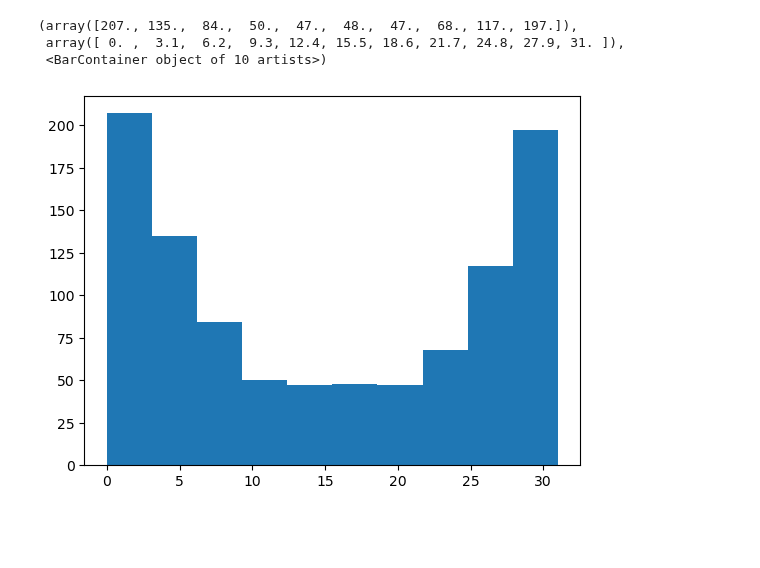
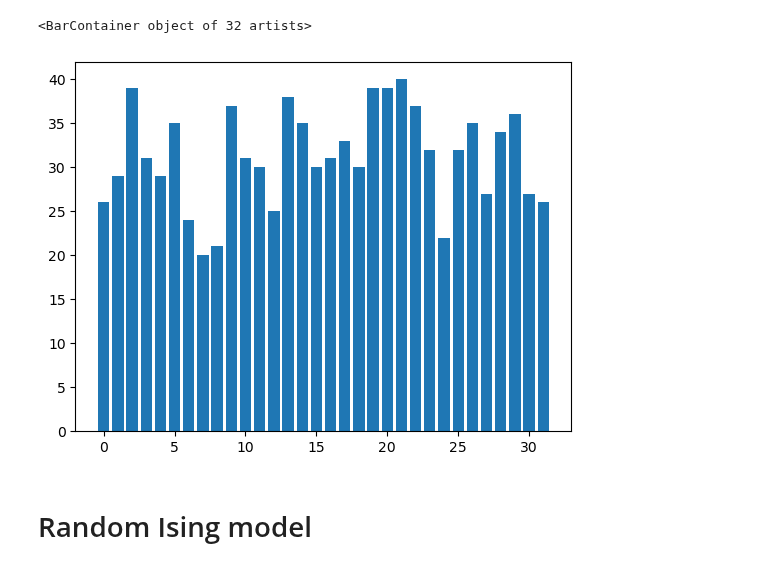
Before and after one commit to petr-ivashkov/quantum-mcmc, a Jupyter notebook: script.ipynb, the cells around one changed output. Cells and saved outputs as stored; diff of their text form; code cells hidden in the pictures; blank space fills up the shorter version.

```diff
--- a/script.ipynb
+++ b/script.ipynb
@@ -33,17 +37,33 @@ plt.plot(np.linspace(0,32), [E(s) for s in np.linspace(0,32)])
 # %%
 def propose_random():
+    '''Propose a random bitstring of length n.'''
     return random_bitstring(n)
 
-def accept(s,s_new):
-    A = min(1, np.exp(E(s)-E(s_new)/T))
+def accept(s,s_new,energy_func):
+    '''Determine acceptance based on Metropolis criterion.'''
+    A = min(1, np.exp((energy_func(s)-energy_func(s_new)) / T))
     if A >= np.random.uniform(0,1): return True
     else: return False
+# %%
+def samples_to_counts(samples, dtype='str'):
+    'Convert sample list to a dictionary of counts'
+    counts = {}
+    if dtype == 'str':
+        for sample in samples:
+            if sample in counts: counts[sample] += 1
+            else: counts[sample] = 1
+    if dtype == 'int':
+        for sample in samples:
+            if bin_to_int(sample) in counts: counts[bin_to_int(sample)] += 1
+            else: counts[bin_to_int(sample)] = 1
+    return counts
 # %%
 samples = []
-
 for i in range(1000):
     s = random_bitstring(n)
-    for iter in range(1):
+    for iter in range(100):
         s_new = propose_random()
-        if accept(s, s_new): s = s_new
+        if accept(s, s_new, energy_func = E): s = s_new
     samples.append(s)
+
+counts = samples_to_counts(samples, dtype='int')
@@ -52,7 +70,8 @@ integer_samples = [bin_to_int(s) for s in samples]
-# %%
-plt.hist(integer_samples)
-# %% [output]
-(array([207., 135.,  84.,  50.,  47.,  48.,  47.,  68., 117., 197.]),
- array([ 0. ,  3.1,  6.2,  9.3, 12.4, 15.5, 18.6, 21.7, 24.8, 27.9, 31. ]),
- <BarContainer object of 10 artists>)
-[figure, removed]
+# %%
+x,y = zip(*counts.items())
+plt.bar(x,y)
+# %% [output]
+<BarContainer object of 32 artists>
+[figure, added]
+# %% [markdown]
+# Random Ising model
```
Also changed, not shown: parts of 21 cells of this notebook.
